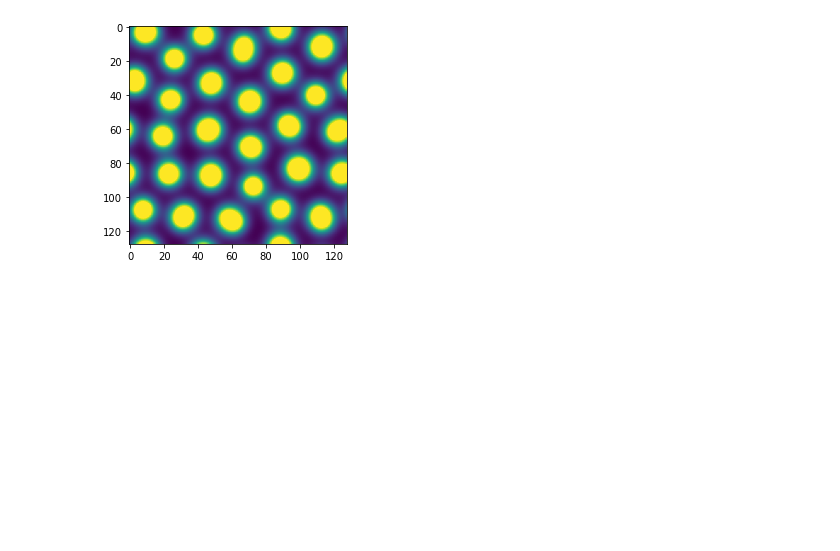
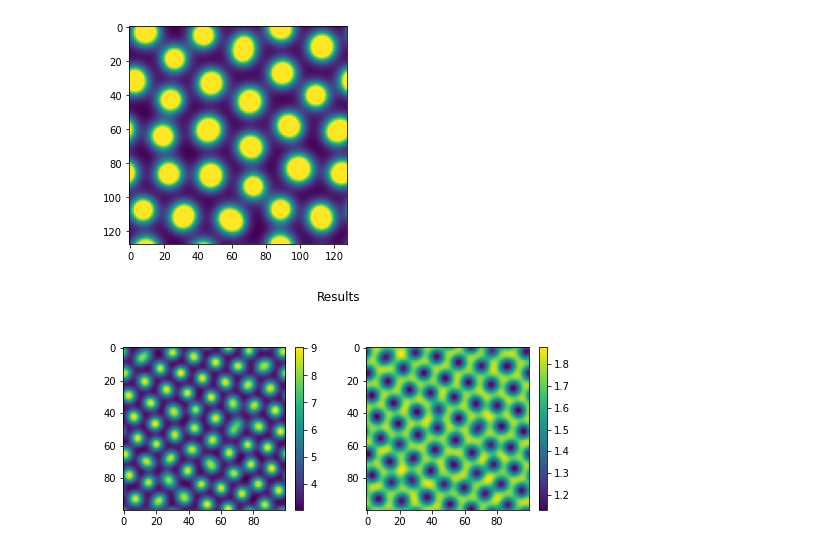
Before and after one commit to rpazuki/morpho_repo, a Jupyter notebook: solver/Turing_Koch_Meinhardt_Interesting_Patterns.ipynb, the cells around one changed output. Saved outputs shown, nothing was run; the diff lists cells and outputs as text; code cells hidden in the pictures; blank space fills up the shorter version.

```diff
--- a/solver/Turing_Koch_Meinhardt_Interesting_Patterns.ipynb
+++ b/solver/Turing_Koch_Meinhardt_Interesting_Patterns.ipynb
@@ -171,3 +171,8 @@ anim = FuncAnimation(fig, animate, init_func=init,
 anim.save('turring_weird4.gif', writer='imagemagick')
 # %% [output]
 [figure]
+# %%
+def Koch_Meinhardt_steady_state(kappa_u, mu_u, rho_u, rho_v, sigma_u, sigma_v):
+    u_star = (rho_u*sigma_v/(mu_u*rho_v + 1e-20)) + (sigma_v/(mu_u + 1e-20))
+    v_star = (kappa_u* sigma_v/(rho_v + 1e-20)) + sigma_v * rho_v * mu_u**2/(rho_u * sigma_v + rho_v * sigma_u  + 1e-20)**2
+    return (u_star, v_star)
@@ -173,0 +215,13 @@ anim.save('turring_weird4.gif', writer='imagemagick')
+# %%
+index = -1
+_ = plt.figure(figsize=(8,4))
+plt.suptitle("Results")
+plt.subplot(121)
+plt.imshow(sol[0,:,:, index])
+plt.colorbar(shrink=.75)
+plt.subplot(122)
+plt.imshow(sol[1,:,:, index])
+plt.colorbar(shrink=.75)
+plt.show()
+# %% [output]
+[figure, added]
```
Also changed, not shown: parts of 4 cells of this notebook, 8 other files.
